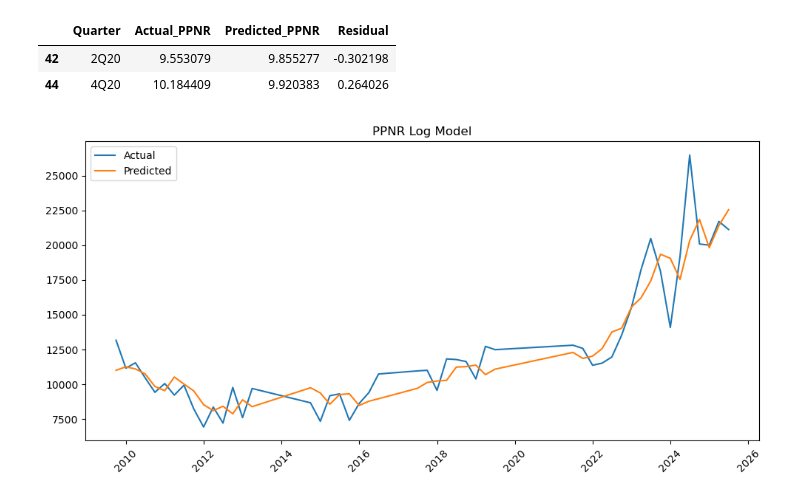
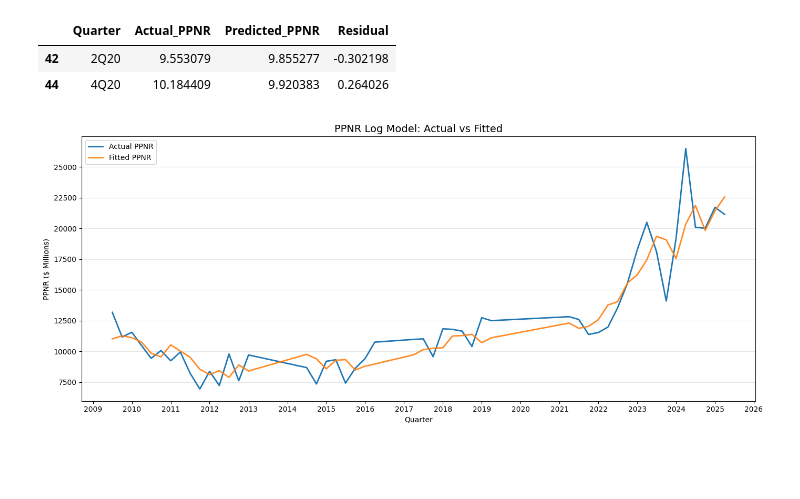
Before and after one commit to kgpai97-lab/ccar-framework, a Jupyter notebook: PPNR_model.ipynb, the cells around one changed output. Cells and saved outputs as stored; diff of their text form; code cells hidden in the pictures; blank space fills up the shorter version.

Commit message:
Fix PPNR model and forecast visualization under severely adverse scenario

```diff
--- a/PPNR_model.ipynb
+++ b/PPNR_model.ipynb
@@ -276,6 +309,11 @@ df_final_vars
 | 9 | 6931.0 | 8229.0 | 2265792.0 | 2.046721 |
 # %%
 # Final Heatmap
+
+import numpy as np
+
+df_merged["log_PPNR"] = np.log(df_merged["PPNR"])
+df_merged["log_PPNR_lag1"] = np.log(df_merged["PPNR_lag1"])
 
 # select final variables
 df_final = df_merged[
@@ -449,19 +492,50 @@ pd.DataFrame({
 | 42 | 2Q20 | 9.553079 | 9.855277 | -0.302198 |
 | 44 | 4Q20 | 10.184409 | 9.920383 | 0.264026 |
 # %%
+
+import matplotlib.pyplot as plt
+import matplotlib.dates as mdates
+
+# =========================
+# Visualization for log model
+# In-sample predictions use actual lagged PPNR
+# =========================
+
 df_merged["Pred_log"] = model_log.fittedvalues
 df_merged["Pred_level"] = np.exp(df_merged["Pred_log"])
+df_merged["Pred_smooth"] = df_merged["Pred_level"].rolling(window=3, center=True).mean()
 
-df_merged["Pred_smooth"] = df_merged["Pred_level"].rolling(3).mean()
+plt.figure(figsize=(14, 6))
 
-plt.figure(figsize=(10,5))
-plt.plot(df_merged["DATE"], df_merged["PPNR"], label="Actual")
-plt.plot(df_merged["DATE"], df_merged["Pred_level"], label="Predicted")
+# actual
+plt.plot(
+    df_merged["date"],
+    df_merged["PPNR"],
+    label="Actual PPNR",
+    linewidth=2
+)
 
-plt.legend()
-plt.title("PPNR Log Model")
-plt.xticks(rotation=45)
+# fitted
+plt.plot(
+    df_merged["date"],
+    df_merged["Pred_level"],
+    label="Fitted PPNR",
+    linewidth=2,
+    alpha=0.9
+)
+
+
+plt.title("PPNR Log Model: Actual vs Fitted", fontsize=14)
+plt.xlabel("Quarter")
+plt.ylabel("PPNR ($ Millions)")
+
+ax = plt.gca()
+ax.xaxis.set_major_locator(mdates.YearLocator())
+ax.xaxis.set_major_formatter(mdates.DateFormatter("%Y"))
+
+plt.legend(frameon=True)
+plt.grid(True, axis="y", alpha=0.3)
 plt.tight_layout()
 plt.show()
 # %% [output]
-[figure, old version]
+[figure, new version]
```
Also changed, not shown: parts of 14 cells of this notebook.
